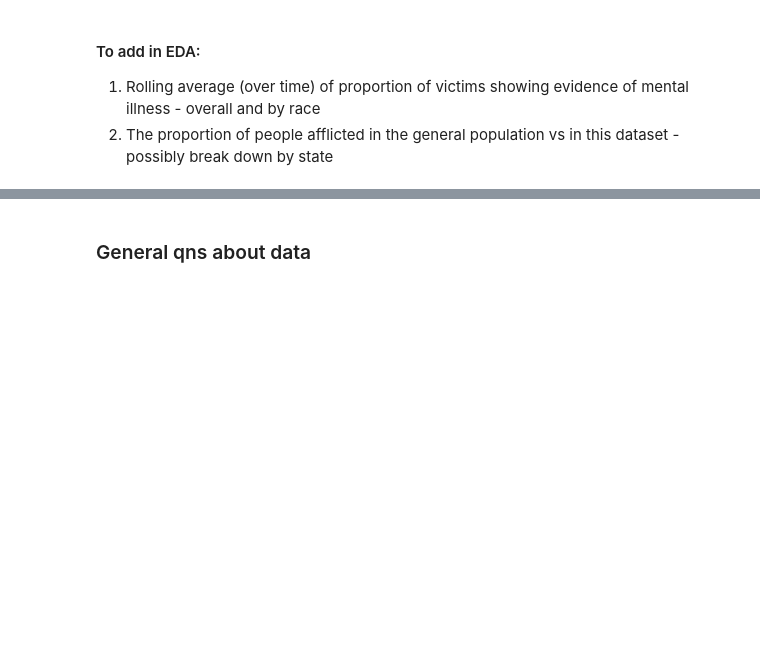
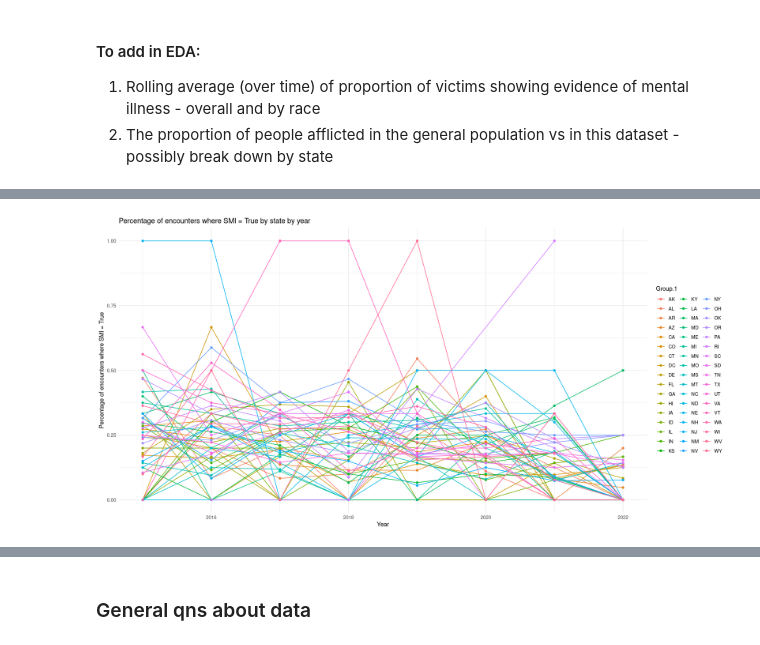
Before and after one commit to spacegoat1/data2020_project, a Jupyter notebook: 1_univar-EDA.ipynb, the cells around one changed output, grey strips where cells are left out. Cells and saved outputs as stored; diff of their text form; code cells hidden in the pictures; blank space fills up the shorter version.

```diff
--- a/1_univar-EDA.ipynb
+++ b/1_univar-EDA.ipynb
@@ -491,0 +508,21 @@ vis_miss(data, cluster = TRUE, sort_miss = TRUE)
+# %%
+# The proportion of fatal shootings where SMI is True
+# head(data)
+data = data %>% mutate(yr = year(date))
+smi_data = data %>% filter(signs_of_mental_illness == 'True')
+total_counts_by_state_year = aggregate(data$signs_of_mental_illness, by=list(data$state, data$yr), FUN=length)
+smi_counts_by_state_year = aggregate(smi_data$signs_of_mental_illness, by=list(smi_data$state, smi_data$yr), FUN=length)
+
+props_by_state_year = merge(total_counts_by_state_year, smi_counts_by_state_year, by=c("Group.1", "Group.2"), all = TRUE)
+props_by_state_year$x.y[is.na(props_by_state_year$x.y)] <- 0
+props_by_state_year$per = props_by_state_year$x.y / props_by_state_year$x.x
+# %%
+options(repr.plot.width=16, repr.plot.height=8)
+ggplot(data=props_by_state_year,
+       aes(x=Group.2, y=per, colour=	Group.1)) +
+       geom_line() + geom_point() + theme_minimal() +
+       xlab("Year") +
+       ylab("Percentage of encounters where SMI = True") +
+       ggtitle("Percentage of encounters where SMI = True by state by year")
+# %% [output]
+[figure, added]
```
Also changed, not shown: parts of 7 cells of this notebook, 3 other files.
